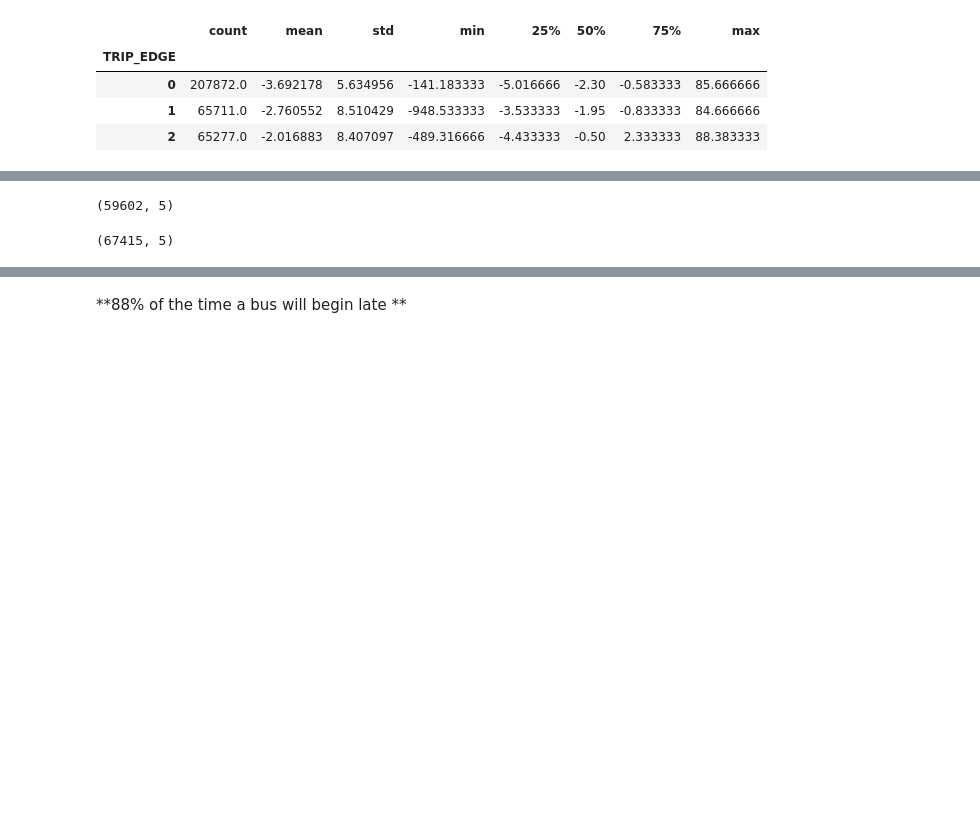
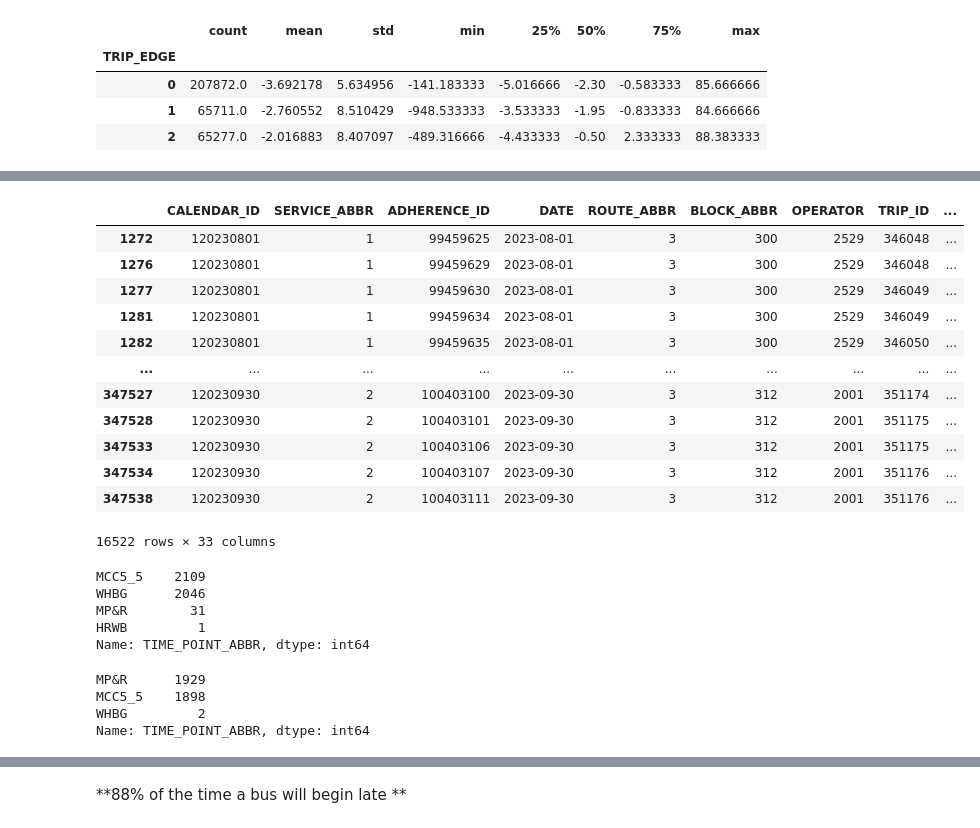
Before and after one commit to kudzuweb/wego-byte-crawlers_wego, a Jupyter notebook: notebooks/KD_wego_question_1_new.ipynb, the cells around one changed output, grey strips where cells are left out. Saved outputs shown, nothing was run; the diff lists cells and outputs as text; code cells hidden in the pictures; blank space fills up the shorter version.

```diff
--- a/notebooks/KD_wego_question_1_new.ipynb
+++ b/notebooks/KD_wego_question_1_new.ipynb
@@ -101,8 +76,0 @@ trip_adherence = trip_adherence.copy()
-# %%
-trip_adherence[(trip_adherence['TRIP_EDGE'] == 1) & (trip_adherence['ADHERENCE'] < 0)].shape
-# %% [output]
-(59602, 5)
-# %%
-trip_adherence[trip_adherence['TRIP_EDGE'] == 1].shape
-# %% [output]
-(67415, 5)
@@ -108,0 +84,31 @@ trip_adherence[trip_adherence['TRIP_EDGE'] == 1].shape
+# %%
+first_last_route_3
+# %% [output]
+|  | CALENDAR_ID | SERVICE_ABBR | ADHERENCE_ID | DATE | ROUTE_ABBR | BLOCK_ABBR | OPERATOR | TRIP_ID | ... |
+| 1272 | 120230801 | 1 | 99459625 | 2023-08-01 | 3 | 300 | 2529 | 346048 | ... |
+| 1276 | 120230801 | 1 | 99459629 | 2023-08-01 | 3 | 300 | 2529 | 346048 | ... |
+| 1277 | 120230801 | 1 | 99459630 | 2023-08-01 | 3 | 300 | 2529 | 346049 | ... |
+| 1281 | 120230801 | 1 | 99459634 | 2023-08-01 | 3 | 300 | 2529 | 346049 | ... |
+| 1282 | 120230801 | 1 | 99459635 | 2023-08-01 | 3 | 300 | 2529 | 346050 | ... |
+| ... | ... | ... | ... | ... | ... | ... | ... | ... | ... |
+| 347527 | 120230930 | 2 | 100403100 | 2023-09-30 | 3 | 312 | 2001 | 351174 | ... |
+| 347528 | 120230930 | 2 | 100403101 | 2023-09-30 | 3 | 312 | 2001 | 351175 | ... |
+| 347533 | 120230930 | 2 | 100403106 | 2023-09-30 | 3 | 312 | 2001 | 351175 | ... |
+| 347534 | 120230930 | 2 | 100403107 | 2023-09-30 | 3 | 312 | 2001 | 351176 | ... |
+| 347538 | 120230930 | 2 | 100403111 | 2023-09-30 | 3 | 312 | 2001 | 351176 | ... |
+16522 rows × 33 columns
+# %%
+first_last_route_3[first_last_route_3['STOPS']== 5]['TIME_POINT_ABBR'].value_counts()
+# %% [output]
+MCC5_5    2109
+WHBG      2046
+MP&R        31
+HRWB         1
+Name: TIME_POINT_ABBR, dtype: int64
+# %%
+first_last_route_3[first_last_route_3['STOPS']== 6]['TIME_POINT_ABBR'].value_counts()
+# %% [output]
+MP&R      1929
+MCC5_5    1898
+WHBG         2
+Name: TIME_POINT_ABBR, dtype: int64
```
Also changed, not shown: parts of 30 cells of this notebook.
